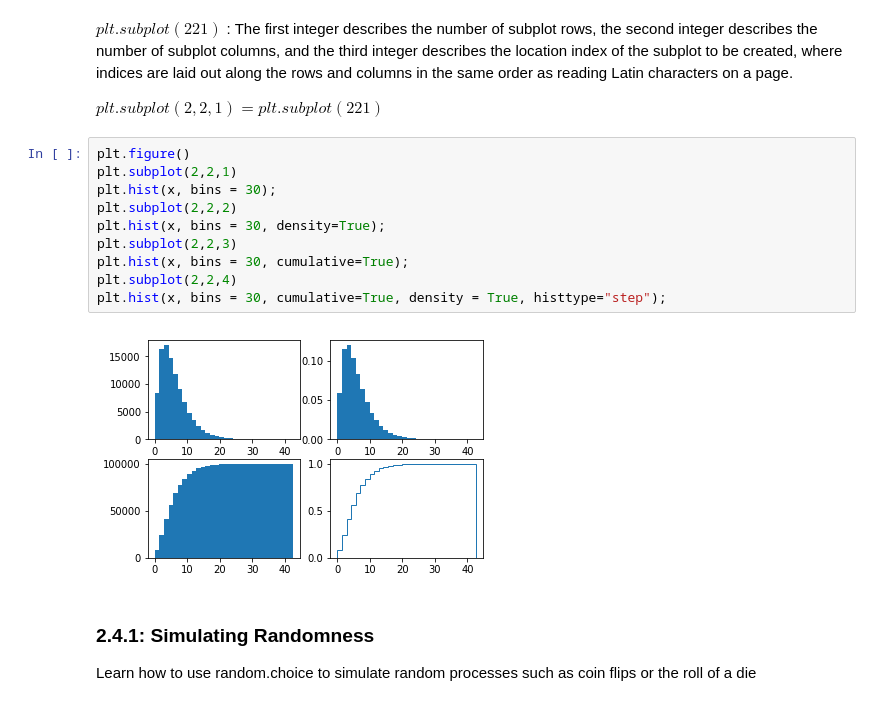
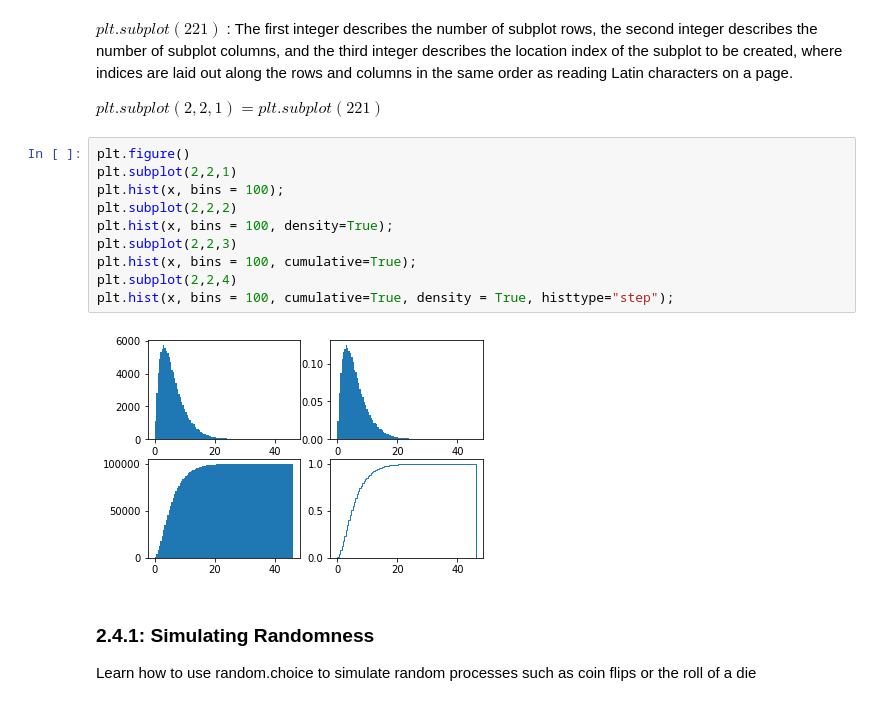
Before and after one commit to martinluduena/EDX-Curso-Python-, a Jupyter notebook: EDX_Week_2.ipynb, the cells around one changed output. Saved outputs shown, nothing was run; the diff lists cells and outputs as text.

```diff
--- a/EDX_Week_2.ipynb
+++ b/EDX_Week_2.ipynb
@@ -570,15 +604,15 @@ $plt.subplot(2, 2 , 1) = plt.subplot(221) $
 # %%
 plt.figure()
 plt.subplot(2,2,1)
-plt.hist(x, bins = 30);
+plt.hist(x, bins = 100);
 plt.subplot(2,2,2)
-plt.hist(x, bins = 30, density=True);
+plt.hist(x, bins = 100, density=True);
 plt.subplot(2,2,3)
-plt.hist(x, bins = 30, cumulative=True);
+plt.hist(x, bins = 100, cumulative=True);
 plt.subplot(2,2,4)
-plt.hist(x, bins = 30, cumulative=True, density = True, histtype="step");
+plt.hist(x, bins = 100, cumulative=True, density = True, histtype="step");
 # %% [output]
-[figure, old version]
+[figure, new version]
 # %% [markdown]
 ### 2.4.1: Simulating Randomness
 Learn how to use random.choice to simulate random processes such as coin flips or the roll of a die
```
Also changed, not shown: parts of 125 cells of this notebook.
